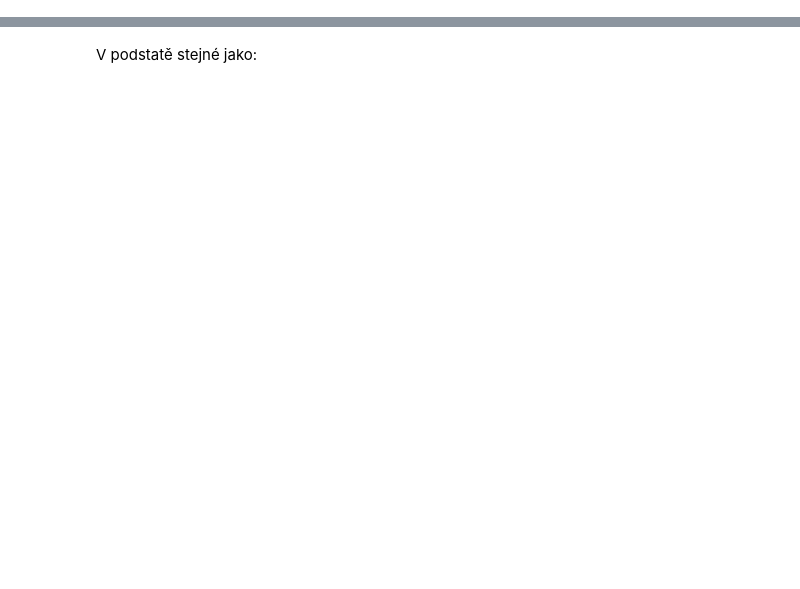
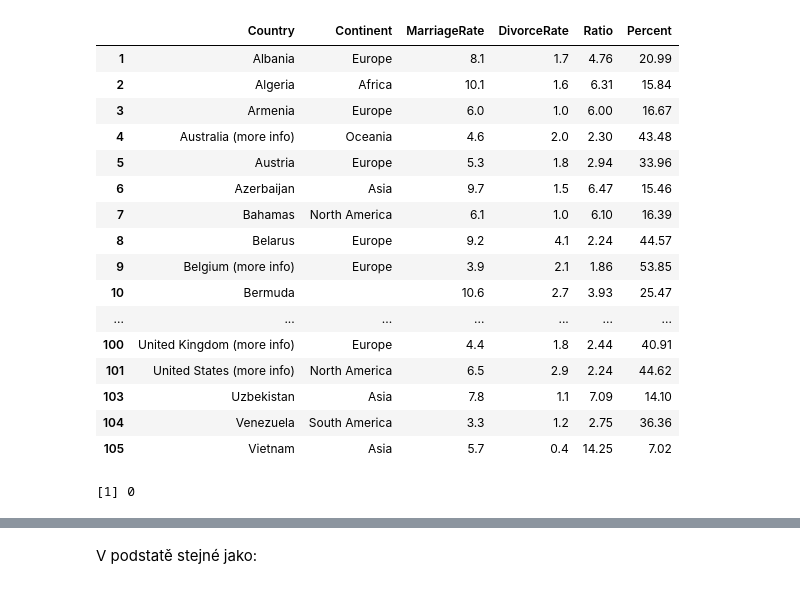
Before and after one commit to lich-uct/r_tutorial, a Jupyter notebook: 05/05_new.ipynb, the cells around one changed output, grey strips where cells are left out. Saved outputs shown, nothing was run; the diff lists cells and outputs as text; code cells hidden in the pictures; blank space fills up the shorter version.

```diff
--- a/05/05_new.ipynb
+++ b/05/05_new.ipynb
@@ -3,0 +12,3 @@
+# %%
+marriages <- read.table("marriages.csv", sep = ",", header = T)
+head(marriages)
@@ -3,0 +23,3 @@
+# %%
+marriages$DataSourceYear <- NULL
+head(marriages)
@@ -3,0 +90,2 @@
+# %%
+marriages$MarriageRate <- as.numeric(as.vector(marriages$MarriageRate))
@@ -3,0 +282,24 @@
+# %%
+na.omit(marriages)
+# %% [output]
+|  | Country | Continent | MarriageRate | DivorceRate | Ratio | Percent |
+| 1 | Albania | Europe | 8.1 | 1.7 | 4.76 | 20.99 |
+| 2 | Algeria | Africa | 10.1 | 1.6 | 6.31 | 15.84 |
+| 3 | Armenia | Europe | 6.0 | 1.0 | 6.00 | 16.67 |
+| 4 | Australia (more info) | Oceania | 4.6 | 2.0 | 2.30 | 43.48 |
+| 5 | Austria | Europe | 5.3 | 1.8 | 2.94 | 33.96 |
+| 6 | Azerbaijan | Asia | 9.7 | 1.5 | 6.47 | 15.46 |
+| 7 | Bahamas | North America | 6.1 | 1.0 | 6.10 | 16.39 |
+| 8 | Belarus | Europe | 9.2 | 4.1 | 2.24 | 44.57 |
+| 9 | Belgium (more info) | Europe | 3.9 | 2.1 | 1.86 | 53.85 |
+| 10 | Bermuda |  | 10.6 | 2.7 | 3.93 | 25.47 |
+| ... | ... | ... | ... | ... | ... | ... |
+| 100 | United Kingdom (more info) | Europe | 4.4 | 1.8 | 2.44 | 40.91 |
+| 101 | United States (more info) | North America | 6.5 | 2.9 | 2.24 | 44.62 |
+| 103 | Uzbekistan | Asia | 7.8 | 1.1 | 7.09 | 14.10 |
+| 104 | Venezuela | South America | 3.3 | 1.2 | 2.75 | 36.36 |
+| 105 | Vietnam | Asia | 5.7 | 0.4 | 14.25 | 7.02 |
+# %%
+sum(is.na(na.omit(marriages)))
+# %% [output]
+[1] 0
```
Also changed, not shown: parts of 88 cells of this notebook, 4 other files.
